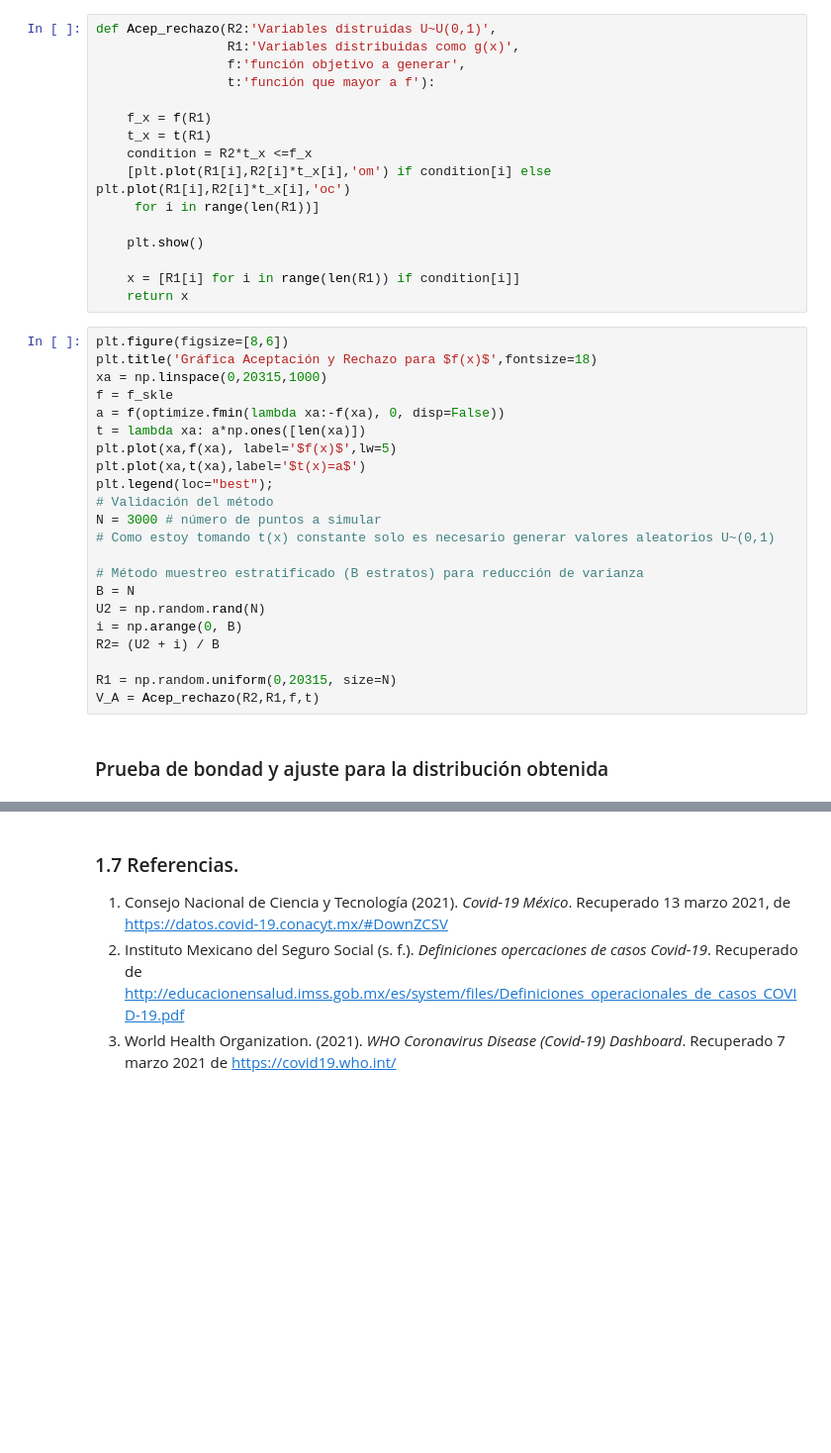
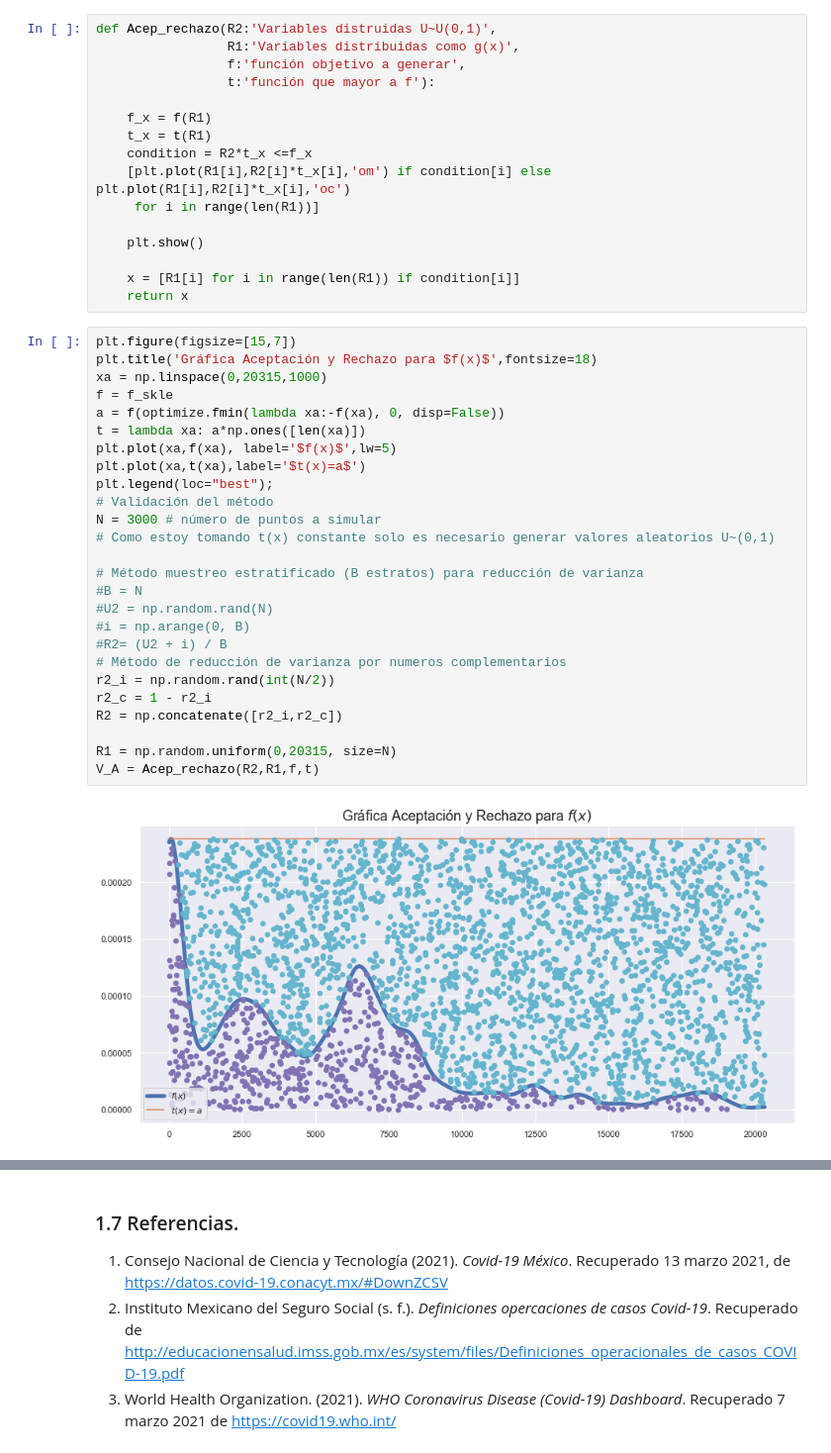
Before and after one commit to Miriam1999/proyecto_modulo1, a Jupyter notebook: ProyectoModulo1_MedellínM_OrtizM.ipynb, the cells around one changed output, grey strips where cells are left out. Shown at 99% size. Cells and saved outputs as stored; diff of their text form; blank space fills up the shorter version.

```diff
--- a/ProyectoModulo1_MedellínM_OrtizM.ipynb
+++ b/ProyectoModulo1_MedellínM_OrtizM.ipynb
@@ -196,27 +199,31 @@ def Acep_rechazo(R2:'Variables distruidas U~U(0,1)',
     x = [R1[i] for i in range(len(R1)) if condition[i]]
     return x
 # %%
-plt.figure(figsize=[8,6])
+plt.figure(figsize=[15,7])
 plt.title('Gráfica Aceptación y Rechazo para $f(x)$',fontsize=18)
 xa = np.linspace(0,20315,1000)
 f = f_skle
 a = f(optimize.fmin(lambda xa:-f(xa), 0, disp=False))
 t = lambda xa: a*np.ones([len(xa)])
 plt.plot(xa,f(xa), label='$f(x)$',lw=5)
 plt.plot(xa,t(xa),label='$t(x)=a$')
 plt.legend(loc="best");
 # Validación del método
 N = 3000 # número de puntos a simular
 # Como estoy tomando t(x) constante solo es necesario generar valores aleatorios U~(0,1)
 
 # Método muestreo estratificado (B estratos) para reducción de varianza
-B = N
-U2 = np.random.rand(N)
-i = np.arange(0, B)
-R2= (U2 + i) / B
+#B = N
+#U2 = np.random.rand(N)
+#i = np.arange(0, B)
+#R2= (U2 + i) / B
+# Método de reducción de varianza por numeros complementarios
+r2_i = np.random.rand(int(N/2))
+r2_c = 1 - r2_i
+R2 = np.concatenate([r2_i,r2_c])
 
 R1 = np.random.uniform(0,20315, size=N)
 V_A = Acep_rechazo(R2,R1,f,t)
+# %% [output]
+[figure, added]
-# %% [markdown]
-### Prueba de bondad y ajuste para la distribución obtenida
 # %%
```
Also changed, not shown: parts of 12 cells of this notebook.
